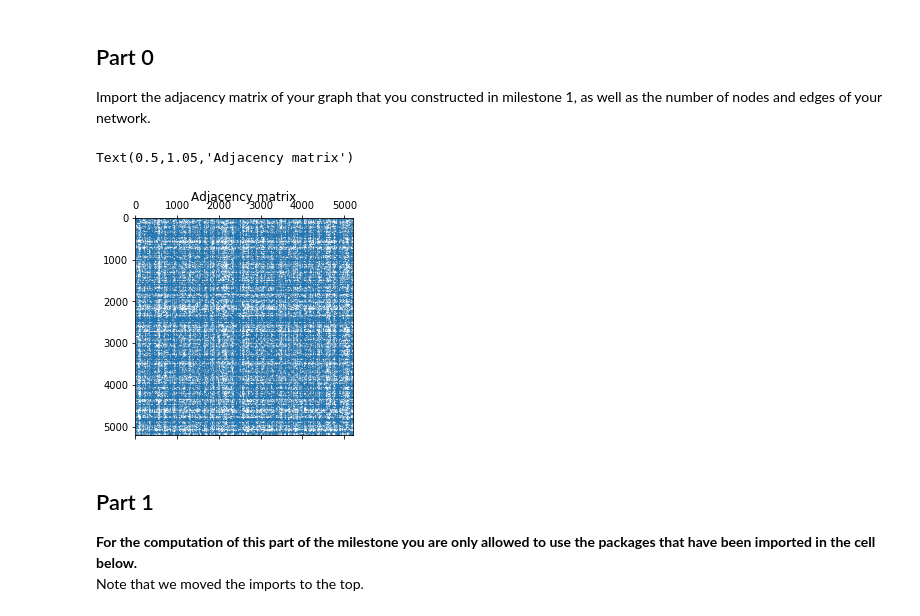
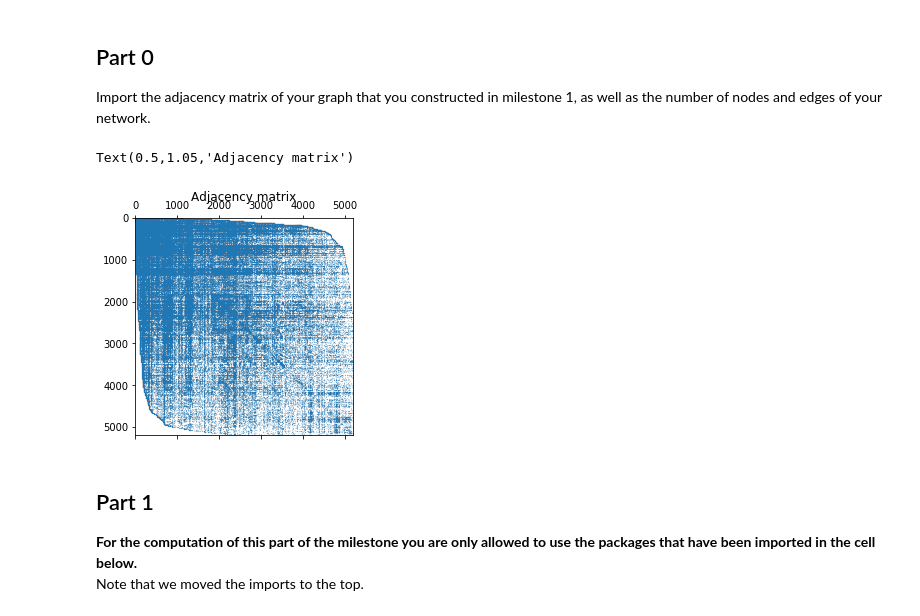
Before and after one commit to mattminder/ntds_24, a Jupyter notebook: Milestone_2/2_network_models.ipynb, the cells around one changed output. Saved outputs shown, nothing was run; the diff lists cells and outputs as text; code cells hidden in the pictures.

```diff
--- a/Milestone_2/2_network_models.ipynb
+++ b/Milestone_2/2_network_models.ipynb
@@ -39,14 +39,14 @@ import scipy
 # %%
 DATA_FOLDER = 'data/'
 # %%
-adjacency =  np.load(DATA_FOLDER + 'sym_adj_matrix.npy')
+adjacency =  np.load(DATA_FOLDER + 'sym_adj_matrix_lc.npy')
 n_nodes =  adjacency.shape[0]
 n_edges =  adjacency.sum()/2
 plt.spy(adjacency, markersize=.05)
 plt.title('Adjacency matrix')
 # %% [output]
 Text(0.5,1.05,'Adjacency matrix')
-[figure, old version]
+[figure, new version]
 # %% [markdown]
 ## Part 1
 
```
Also changed, not shown: parts of 22 cells of this notebook.
